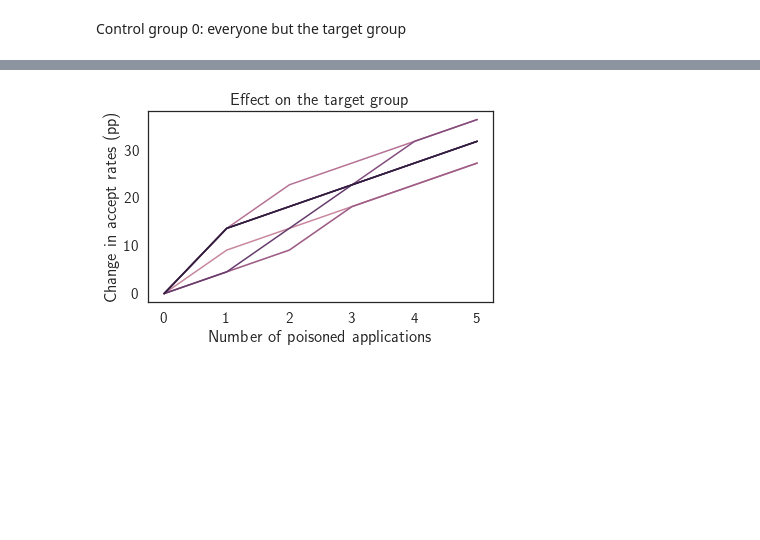
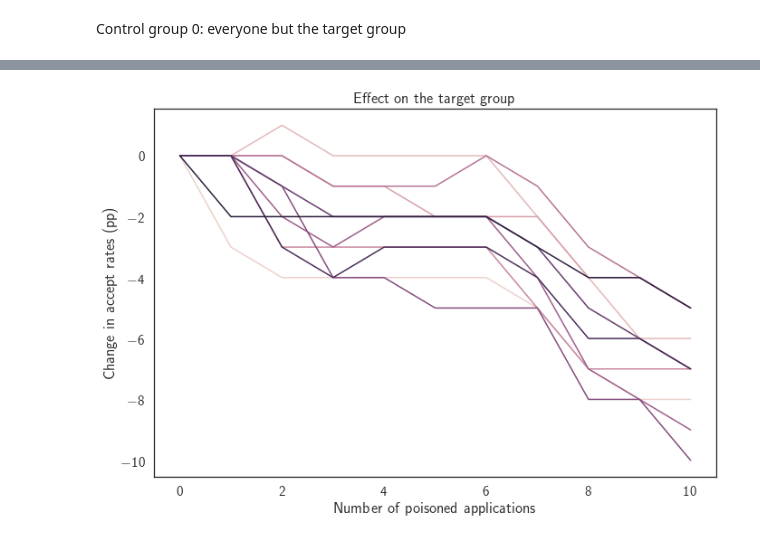
Before and after one commit to spring-epfl/pots, a Jupyter notebook: notebooks/credit_poisoning.ipynb, the cells around one changed output, grey strips where cells are left out. Drawn from its saved outputs; the diff is of its cells as text; code cells hidden in the pictures; blank space fills up the shorter version.

```diff
--- a/notebooks/credit_poisoning.ipynb
+++ b/notebooks/credit_poisoning.ipynb
@@ -111,0 +179,3 @@ group_scores_df.poison_size = group_scores_df.poison_size.astype(int)
+# %%
+noisy_scores_50_df = get_group_scores(noisy_models_50)
+noisy_scores_10_df = get_group_scores(noisy_models_10)
@@ -112,3 +189,12 @@ group_scores_df.poison_size = group_scores_df.poison_size.astype(int)
+# %%
+base_scores_df.poison_size = base_scores_df.poison_size - 1
+base_scores_df = base_scores_df[base_scores_df.poison_size != -1]
+
+noisy_scores_50_df.poison_size = noisy_scores_50_df.poison_size - 1
+noisy_scores_50_df = noisy_scores_50_df[noisy_scores_50_df.poison_size != -1]
+
+noisy_scores_10_df.poison_size = noisy_scores_10_df.poison_size - 1
+noisy_scores_10_df = noisy_scores_10_df[noisy_scores_10_df.poison_size != -1]
 # %%
 fig, ax = plt.subplots()
 
@@ -128,0 +223,23 @@ plt.savefig(os.path.join(IMAGES_DIR, 'poisoning_comparison.pdf'))
+# %%
+fig, ax = plt.subplots()
+
+noisy_scores_50_df["Setting"] = "Noisy (50)"
+noisy_scores_10_df["Setting"] = "Noisy (10)"
+base_scores_df["Setting"] = "Clean"
+
+sns.lineplot(data=pd.concat([noisy_scores_50_df, noisy_scores_10_df, base_scores_df]),
+             x='poison_size', y='fn_change', hue='Group', style="Setting",
+             markers=True,
+             ci=99, err_style="band", ax=ax)
+
+# ax.set_ylim(-40, 40)
+ax.set_ylabel("Change in false negatives (individuals)")
+ax.set_xlabel("Number of poisoned applications")
+ax.set_title("Poisoning effect across groups")
+
+plt.legend()
+
+fig.set_figwidth(10)
+fig.set_figheight(7)
+fig.tight_layout()
+plt.savefig(os.path.join(IMAGES_DIR, 'poisoning_comparison_fn.pdf'))
@@ -129,14 +248,20 @@ plt.savefig(os.path.join(IMAGES_DIR, 'poisoning_comparison.pdf'))
 # %%
 fig, ax = plt.subplots()
-sns.lineplot(data=group_scores_df[group_scores_df.Group == 'Target'],
-             x='poison_size', y='score_change', hue='sim', ci=None, legend=False,
+
+sns.lineplot(data=noisy_scores_50_df.query("Group == 'Target'"),
+             x='poison_size', y='fp_change', hue='sim', ci=None, legend=False,
              err_style='bars', ax=ax)
+# sns.lineplot(data=noisy_scores_10_df.query("Group == 'Target'"),
+#              x='poison_size', y='fn_change', hue='sim', ci=None, legend=False,
+#              err_style='bars', ax=ax, palette="BuGn_r")
 
 ax.set_ylabel("Change in accept rates (pp)")
 ax.set_xlabel("Number of poisoned applications")
 ax.set_title('Effect on the target group')
 
+fig.set_figwidth(10)
+fig.set_figheight(7)
 fig.tight_layout()
 plt.savefig(os.path.join(IMAGES_DIR, 'poisoning_trajectories.pdf'))
 # %% [output]
-[figure, old version]
+[figure, new version]
```
Also changed, not shown: parts of 24 cells of this notebook, 4 other files.
